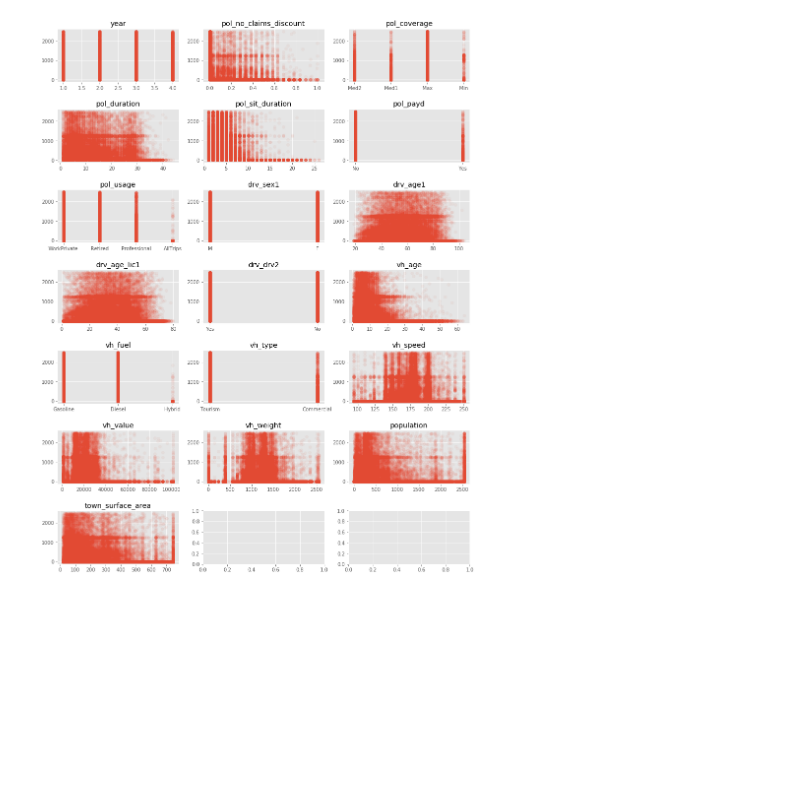
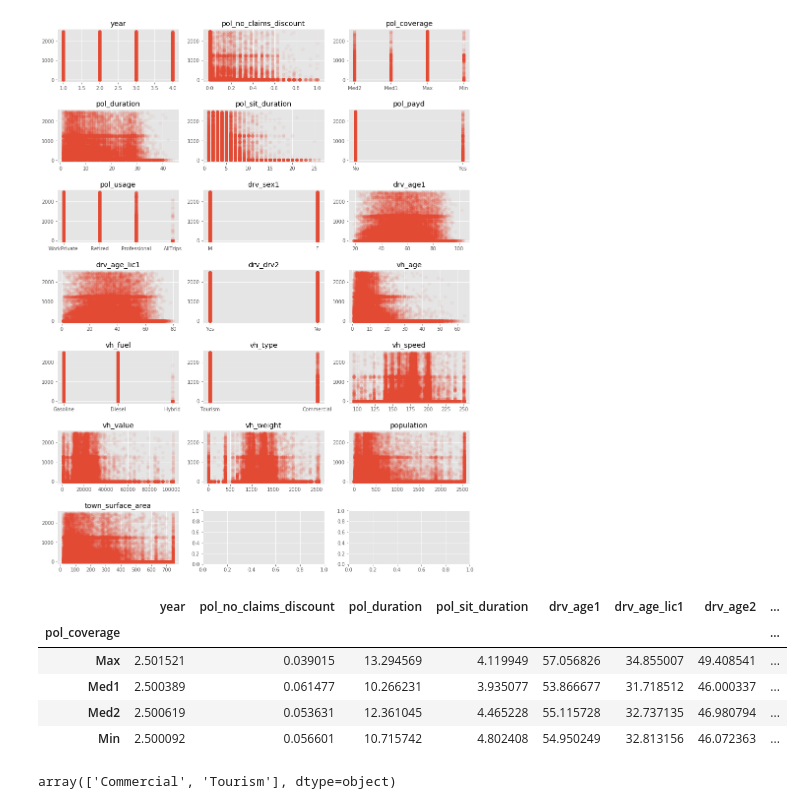
Before and after one commit to KNurmik/AICrowd-Insurance-Pricing-Game, a Jupyter notebook: EDA.ipynb, the cells around one changed output. Saved outputs shown, nothing was run; the diff lists cells and outputs as text; code cells hidden in the pictures; blank space fills up the shorter version.

```diff
--- a/EDA.ipynb
+++ b/EDA.ipynb
@@ -142,3 +142,16 @@ plt.subplots_adjust(hspace=0.5)
 plt.show()
 # %% [output]
 [figure]
+# %%
+df.groupby('pol_coverage').mean()
+# %% [output]
+|  | year | pol_no_claims_discount | pol_duration | pol_sit_duration | drv_age1 | drv_age_lic1 | drv_age2 | ... |
+| pol_coverage |  |  |  |  |  |  |  | ... |
+| Max | 2.501521 | 0.039015 | 13.294569 | 4.119949 | 57.056826 | 34.855007 | 49.408541 | ... |
+| Med1 | 2.500389 | 0.061477 | 10.266231 | 3.935077 | 53.866677 | 31.718512 | 46.000337 | ... |
+| Med2 | 2.500619 | 0.053631 | 12.361045 | 4.465228 | 55.115728 | 32.737135 | 46.980794 | ... |
+| Min | 2.500092 | 0.056601 | 10.715742 | 4.802408 | 54.950249 | 32.813156 | 46.072363 | ... |
+# %%
+np.unique(df.vh_type.values)
+# %% [output]
+array(['Commercial', 'Tourism'], dtype=object)
```
Also changed, not shown: 1 other file.
